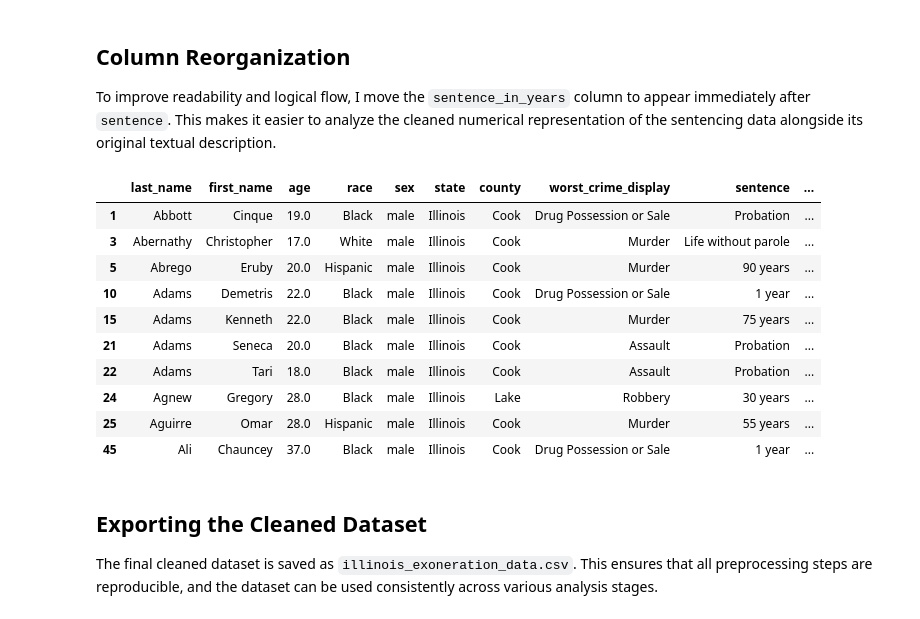
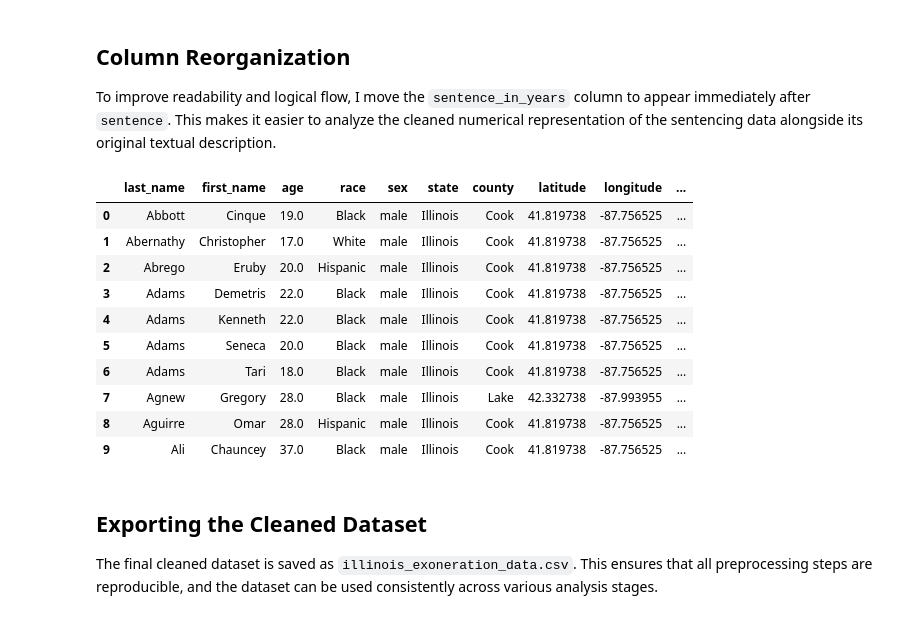
Before and after one commit to courtneyrgreen/dsan5000_final_project, a Jupyter notebook: technical-details/data-cleaning/main.ipynb, the cells around one changed output. Drawn from its saved outputs; the diff is of its cells as text; code cells hidden in the pictures.

```diff
--- a/technical-details/data-cleaning/main.ipynb
+++ b/technical-details/data-cleaning/main.ipynb
@@ -39,0 +48,5 @@ Initial Dataset:
+# %%
+# Filter Data for Illinois
+df = df[df['State'] == 'Illinois']
+print("Number of exonerees for Illinois subset: " , df.shape[0])
+df.head()
@@ -76,7 +98,7 @@ The following columns were removed due to excessive missing data or redundancy:
 # %%
 # Drop columns with excessive missing values
 df_original = df.copy()
-df.drop(columns = ['OM Tags', 'F/MFE', 'ILD', 'P/FA', 'DNA', 'MWID', 'FC','OM'], inplace = True)
+df.drop(columns = ['F/MFE', 'ILD', 'P/FA', 'DNA', 'MWID', 'FC'], inplace = True)
 # %% [markdown]
 #### Visualizing Missing Data
 
@@ -369,9 +397,9 @@ The cleaning process involved the following steps:
 
 This transformation ensures the data is well-structured and ready for exploratory analysis, providing detailed insights into the systemic patterns in exoneration cases.
 # %%
-# Clean tags column by removing unecesary '#' from tags column
+# Clean 'tags' column
 df['tags'] = df['tags'].str.replace('#', '', regex=False).str.replace(";", ",")
-
+df['OM-tags'] = df['om_tags'].str.replace('#', '', regex=False).str.replace(";", ",")
 
 # Define the mapping for tags
 tag_mapping = {
@@ -406,12 +434,18 @@ tag_mapping = {
     "PL": "prosecutor_lied_in_court"
 }
 
-# Ensure the 'tags' column is a list of tags (split if needed)
+# Split 'tags' and 'OM-tags' into lists
 df['tags'] = df['tags'].apply(lambda x: x.split(',') if isinstance(x, str) else x)
+df['OM-tags'] = df['OM-tags'].apply(lambda x: x.split(',') if isinstance(x, str) else x)
 
-# Create a binary column for each tag
+# Create binary columns for tags from both 'tags' and 'OM-tags'
 for tag in tag_mapping.keys():
-    df[tag] = df['tags'].apply(lambda x: 1 if isinstance(x, list) and tag in x else 0)
+    # Check if the tag exists in 'tags' or 'OM-tags'
+    df[tag] = df.apply(
+        lambda row: 1 if (isinstance(row['tags'], list) and tag in row['tags']) or
+                          (isinstance(row['OM-tags'], list) and tag in row['OM-tags']) else 0,
+        axis=1
+    )
 
 # Rename the binary columns using the tag_mapping dictionary
 df.rename(columns=tag_mapping, inplace=True)
@@ -419,10 +453,10 @@ df.rename(columns=tag_mapping, inplace=True)
 # Create `tag_sum` column to count the total number of tags for each exoneree
 df['tag_sum'] = df[list(tag_mapping.values())].sum(axis=1)
 
-#Drop tag columns
-df.drop(columns=['tags'], inplace=True)
+# Drop the original 'tags' and 'OM-tags' columns
+df.drop(columns=['tags', 'om_tags', 'OM-tags'], inplace=True)
 
-df.head()
+df.head()  # Preview the updated DataFrame
 # %% [output]
 |  | last_name | first_name | age | race | sex | state | county | worst_crime_display | sentence | ... |
 | 1 | Abbott | Cinque | 19.0 | Black | male | Illinois | Cook | Drug Possession or Sale | Probation | ... |
@@ -430,3 +464,9 @@ df.head()
 | 5 | Abrego | Eruby | 20.0 | Hispanic | male | Illinois | Cook | Murder | 90 years | ... |
 | 10 | Adams | Demetris | 22.0 | Black | male | Illinois | Cook | Drug Possession or Sale | 1 year | ... |
 | 15 | Adams | Kenneth | 22.0 | Black | male | Illinois | Cook | Murder | 75 years | ... |
+# %%
+# Convert 'OM' column to binary (1 if "OM" is present, 0 otherwise)
+df['om'] = df['om'].apply(lambda x: 1 if str(x).strip().upper() == "OM" else 0)
+
+# Verify the transformation
+print(df['om'].value_counts())
@@ -435,26 +543,29 @@ df.head()
 
 To improve readability and logical flow, I move the `sentence_in_years` column to appear immediately after `sentence`. This makes it easier to analyze the cleaned numerical representation of the sentencing data alongside its original textual description.
 # %%
-# Reordering columns to place 'sentence_in_years' after 'sentence'
+# Reordering columns
 columns = list(df.columns)  # Get all columns
 columns.insert(columns.index('sentence') + 1, columns.pop(columns.index('sentence_in_years')))  # Move 'sentence_in_years'
+
+# Move 'latitude' and 'longitude' after 'county'
+columns.insert(columns.index('county') + 1, columns.pop(columns.index('latitude')))
+columns.insert(columns.index('county') + 2, columns.pop(columns.index('longitude')))
+
 df = df[columns]  # Reorder DataFrame
 
-# Display the updated DataFrame
-df.head()
 df.head(10)
 # %% [output]
-|  | last_name | first_name | age | race | sex | state | county | worst_crime_display | sentence | ... |
-| 1 | Abbott | Cinque | 19.0 | Black | male | Illinois | Cook | Drug Possession or Sale | Probation | ... |
-| 3 | Abernathy | Christopher | 17.0 | White | male | Illinois | Cook | Murder | Life without parole | ... |
-| 5 | Abrego | Eruby | 20.0 | Hispanic | male | Illinois | Cook | Murder | 90 years | ... |
-| 10 | Adams | Demetris | 22.0 | Black | male | Illinois | Cook | Drug Possession or Sale | 1 year | ... |
-| 15 | Adams | Kenneth | 22.0 | Black | male | Illinois | Cook | Murder | 75 years | ... |
-| 21 | Adams | Seneca | 20.0 | Black | male | Illinois | Cook | Assault | Probation | ... |
-| 22 | Adams | Tari | 18.0 | Black | male | Illinois | Cook | Assault | Probation | ... |
-| 24 | Agnew | Gregory | 28.0 | Black | male | Illinois | Lake | Robbery | 30 years | ... |
-| 25 | Aguirre | Omar | 28.0 | Hispanic | male | Illinois | Cook | Murder | 55 years | ... |
-| 45 | Ali | Chauncey | 37.0 | Black | male | Illinois | Cook | Drug Possession or Sale | 1 year | ... |
+|  | last_name | first_name | age | race | sex | state | county | latitude | longitude | ... |
+| 0 | Abbott | Cinque | 19.0 | Black | male | Illinois | Cook | 41.819738 | -87.756525 | ... |
+| 1 | Abernathy | Christopher | 17.0 | White | male | Illinois | Cook | 41.819738 | -87.756525 | ... |
+| 2 | Abrego | Eruby | 20.0 | Hispanic | male | Illinois | Cook | 41.819738 | -87.756525 | ... |
+| 3 | Adams | Demetris | 22.0 | Black | male | Illinois | Cook | 41.819738 | -87.756525 | ... |
+| 4 | Adams | Kenneth | 22.0 | Black | male | Illinois | Cook | 41.819738 | -87.756525 | ... |
+| 5 | Adams | Seneca | 20.0 | Black | male | Illinois | Cook | 41.819738 | -87.756525 | ... |
+| 6 | Adams | Tari | 18.0 | Black | male | Illinois | Cook | 41.819738 | -87.756525 | ... |
+| 7 | Agnew | Gregory | 28.0 | Black | male | Illinois | Lake | 42.332738 | -87.993955 | ... |
+| 8 | Aguirre | Omar | 28.0 | Hispanic | male | Illinois | Cook | 41.819738 | -87.756525 | ... |
+| 9 | Ali | Chauncey | 37.0 | Black | male | Illinois | Cook | 41.819738 | -87.756525 | ... |
 # %% [markdown]
 ## Exporting the Cleaned Dataset
 
```
Also changed, not shown: parts of 23 cells of this notebook, 42 other files.
